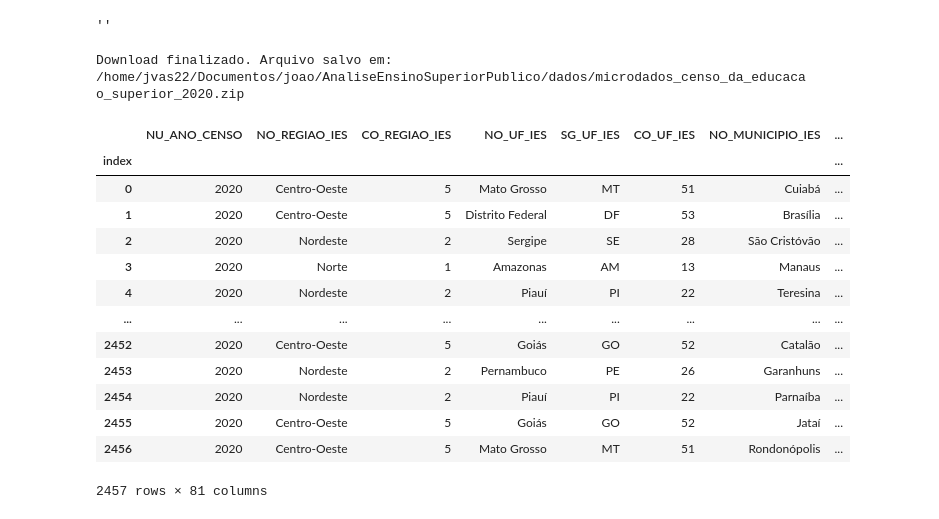
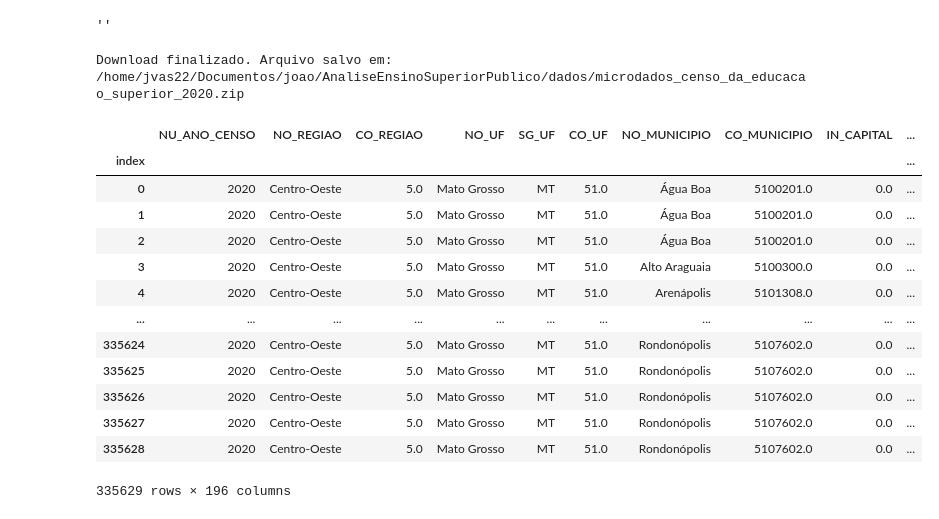
Before and after one commit to jvttr/AnaliseEnsinoSuperiorPublico, a Jupyter notebook: notebooks/analise.ipynb, the cells around one changed output. Drawn from its saved outputs; the diff is of its cells as text; code cells hidden in the pictures.

```diff
--- a/notebooks/analise.ipynb
+++ b/notebooks/analise.ipynb
@@ -22,6 +22,25 @@ urllib3.disable_warnings()
 /home/jvas22/Documentos/joao/AnaliseEnsinoSuperiorPublico/notebooks
 # %%
 class Dados():
+
+    def __init__(self, database=None):
+        self.df = None
+        self.database_dir = join(root, 'database', 'sim')
+        self.databases = lambda: sorted([ Path(path).stem for path in glob(join(self.database_dir,"*.pkl"))])
+        print(self.databases())
+
+        self.database = database if not database is None else self.databases()[-1] if len(self.databases()) > 0 else "dopr"
+
+        notificacao_schema = pd.read_csv(join(root,'systems','information_schema.csv'))
+        notificacao_schema = notificacao_schema.loc[notificacao_schema['notifica']==1]
+
+        self.schema = notificacao_schema
+        self.cols = dict(notificacao_schema.loc[notificacao_schema['sim'].notna(),['sim','column']].values)
+        self.fillna = dict(notificacao_schema.loc[(notificacao_schema['sim'].notna()) & (notificacao_schema['fillna'].notna()),['sim','fillna']].values)
+        self.dtypes = dict(notificacao_schema.loc[notificacao_schema['sim'].notna(),['sim','dtypes']].values)
+        self.sim_parser = dict([[column,eval(sim_parser)] for column, sim_parser in notificacao_schema.loc[(notificacao_schema['sim_parser'].notna()),['sim','sim_parser']].values])
+        self.converters = dict([[column,eval(converters)] for column, converters in notificacao_schema.loc[(notificacao_schema['converters'].notna()),['sim','converters']].values])
+
     def leituraDados(entrada):
         caminho_entrada = join(Path(getcwd()).parent,"dados","microdados_censo_da_educacao_superior_2020", "dados")
         DataFrame = pd.read_csv(join(caminho_entrada,str(entrada).split(",")[0]), sep = ';', low_memory = False, encoding = 'latin-1').reset_index()
@@ -56,24 +75,36 @@ class Dados():
 ""
 # %% [output]
 ''
-# %%
-Dados.baixarDados("https://download.inep.gov.br/microdados/microdados_censo_da_educacao_superior_2020.zip")
-dados = Dados.leituraDados("MICRODADOS_CADASTRO_IES_2020.CSV")
-#Dados.agrupaDados(dados)
-dados
-# %% [output]
-Download finalizado. Arquivo salvo em: /home/jvas22/Documentos/joao/AnaliseEnsinoSuperiorPublico/dados/microdados_censo_da_educacao_superior_2020.zip
-|  | NU_ANO_CENSO | NO_REGIAO_IES | CO_REGIAO_IES | NO_UF_IES | SG_UF_IES | CO_UF_IES | NO_MUNICIPIO_IES | ... |
-| index |  |  |  |  |  |  |  | ... |
-| 0 | 2020 | Centro-Oeste | 5 | Mato Grosso | MT | 51 | Cuiabá | ... |
-| 1 | 2020 | Centro-Oeste | 5 | Distrito Federal | DF | 53 | Brasília | ... |
-| 2 | 2020 | Nordeste | 2 | Sergipe | SE | 28 | São Cristóvão | ... |
-| 3 | 2020 | Norte | 1 | Amazonas | AM | 13 | Manaus | ... |
-| 4 | 2020 | Nordeste | 2 | Piauí | PI | 22 | Teresina | ... |
-| ... | ... | ... | ... | ... | ... | ... | ... | ... |
-| 2452 | 2020 | Centro-Oeste | 5 | Goiás | GO | 52 | Catalão | ... |
-| 2453 | 2020 | Nordeste | 2 | Pernambuco | PE | 26 | Garanhuns | ... |
-| 2454 | 2020 | Nordeste | 2 | Piauí | PI | 22 | Parnaíba | ... |
-| 2455 | 2020 | Centro-Oeste | 5 | Goiás | GO | 52 | Jataí | ... |
-| 2456 | 2020 | Centro-Oeste | 5 | Mato Grosso | MT | 51 | Rondonópolis | ... |
-2457 rows × 81 columns
+# %%
+notificacao_schema = pd.read_csv(join(root,'systems','information_schema.csv'))
+notificacao_schema = notificacao_schema.loc[notificacao_schema['notifica']==1]
+
+self.schema = notificacao_schema
+self.tables = dict([(Path(x).stem,pd.read_csv(join(tables_path,x))) for x in glob(join(tables_path,"*.csv"))])
+self.cols = dict(notificacao_schema.loc[notificacao_schema['sim'].notna(),['sim','column']].values)
+self.fillna = dict(notificacao_schema.loc[(notificacao_schema['sim'].notna()) & (notificacao_schema['fillna'].notna()),['sim','fillna']].values)
+self.dtypes = dict(notificacao_schema.loc[notificacao_schema['sim'].notna(),['sim','dtypes']].values)
+self.sim_parser = dict([[column,eval(sim_parser)] for column, sim_parser in notificacao_schema.loc[(notificacao_schema['sim_parser'].notna()),['sim','sim_parser']].values])
+self.converters = dict([[column,eval(converters)] for column, converters in notificacao_schema.loc[(notificacao_schema['converters'].notna()),['sim','converters']].values])
+
+
+Dados.baixarDados("https://download.inep.gov.br/microdados/microdados_censo_da_educacao_superior_2020.zip")
+dados = Dados.leituraDados("MICRODADOS_CADASTRO_CURSOS_2020.CSV")
+#Dados.agrupaDados(dados)
+dados
+# %% [output]
+Download finalizado. Arquivo salvo em: /home/jvas22/Documentos/joao/AnaliseEnsinoSuperiorPublico/dados/microdados_censo_da_educacao_superior_2020.zip
+|  | NU_ANO_CENSO | NO_REGIAO | CO_REGIAO | NO_UF | SG_UF | CO_UF | NO_MUNICIPIO | CO_MUNICIPIO | IN_CAPITAL | ... |
+| index |  |  |  |  |  |  |  |  |  | ... |
+| 0 | 2020 | Centro-Oeste | 5.0 | Mato Grosso | MT | 51.0 | Água Boa | 5100201.0 | 0.0 | ... |
+| 1 | 2020 | Centro-Oeste | 5.0 | Mato Grosso | MT | 51.0 | Água Boa | 5100201.0 | 0.0 | ... |
+| 2 | 2020 | Centro-Oeste | 5.0 | Mato Grosso | MT | 51.0 | Água Boa | 5100201.0 | 0.0 | ... |
+| 3 | 2020 | Centro-Oeste | 5.0 | Mato Grosso | MT | 51.0 | Alto Araguaia | 5100300.0 | 0.0 | ... |
+| 4 | 2020 | Centro-Oeste | 5.0 | Mato Grosso | MT | 51.0 | Arenápolis | 5101308.0 | 0.0 | ... |
+| ... | ... | ... | ... | ... | ... | ... | ... | ... | ... | ... |
+| 335624 | 2020 | Centro-Oeste | 5.0 | Mato Grosso | MT | 51.0 | Rondonópolis | 5107602.0 | 0.0 | ... |
+| 335625 | 2020 | Centro-Oeste | 5.0 | Mato Grosso | MT | 51.0 | Rondonópolis | 5107602.0 | 0.0 | ... |
+| 335626 | 2020 | Centro-Oeste | 5.0 | Mato Grosso | MT | 51.0 | Rondonópolis | 5107602.0 | 0.0 | ... |
+| 335627 | 2020 | Centro-Oeste | 5.0 | Mato Grosso | MT | 51.0 | Rondonópolis | 5107602.0 | 0.0 | ... |
+| 335628 | 2020 | Centro-Oeste | 5.0 | Mato Grosso | MT | 51.0 | Rondonópolis | 5107602.0 | 0.0 | ... |
+335629 rows × 196 columns
```
